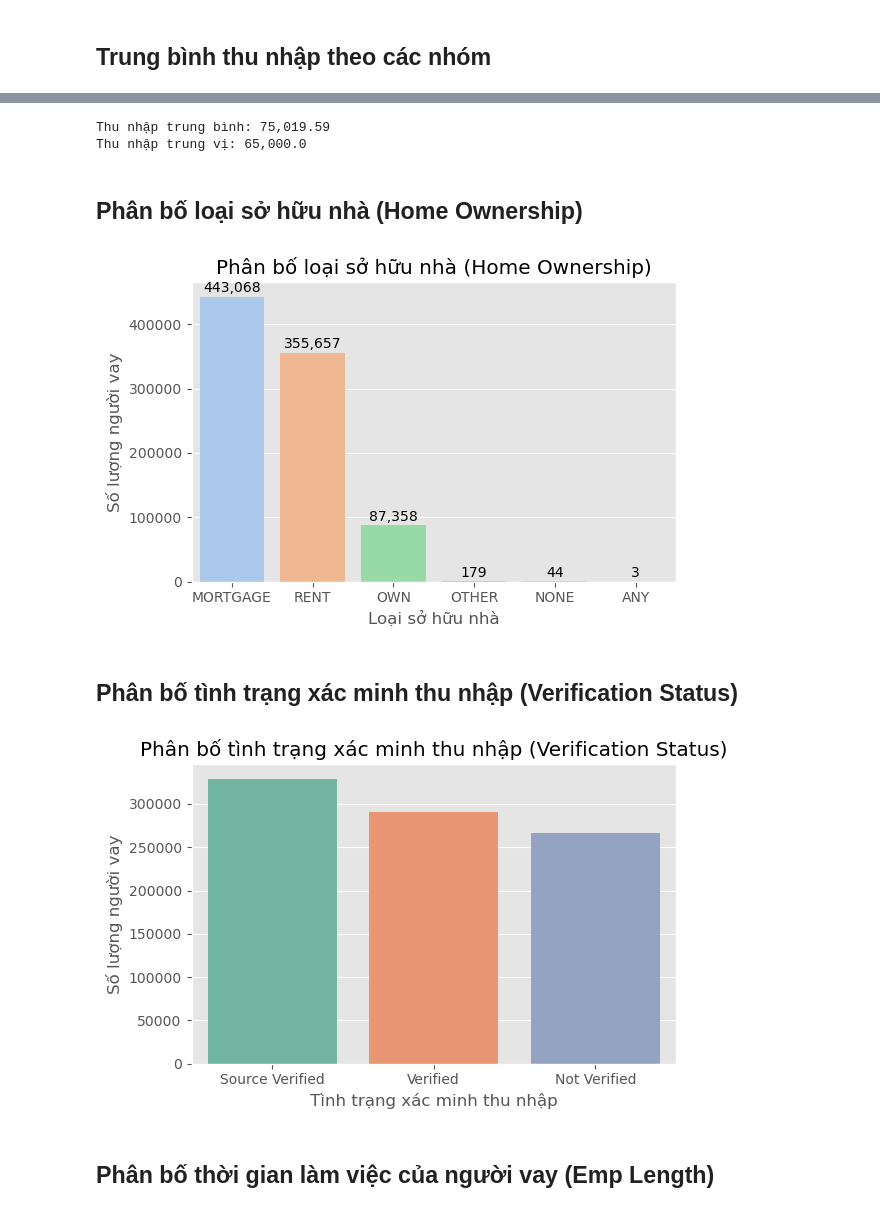
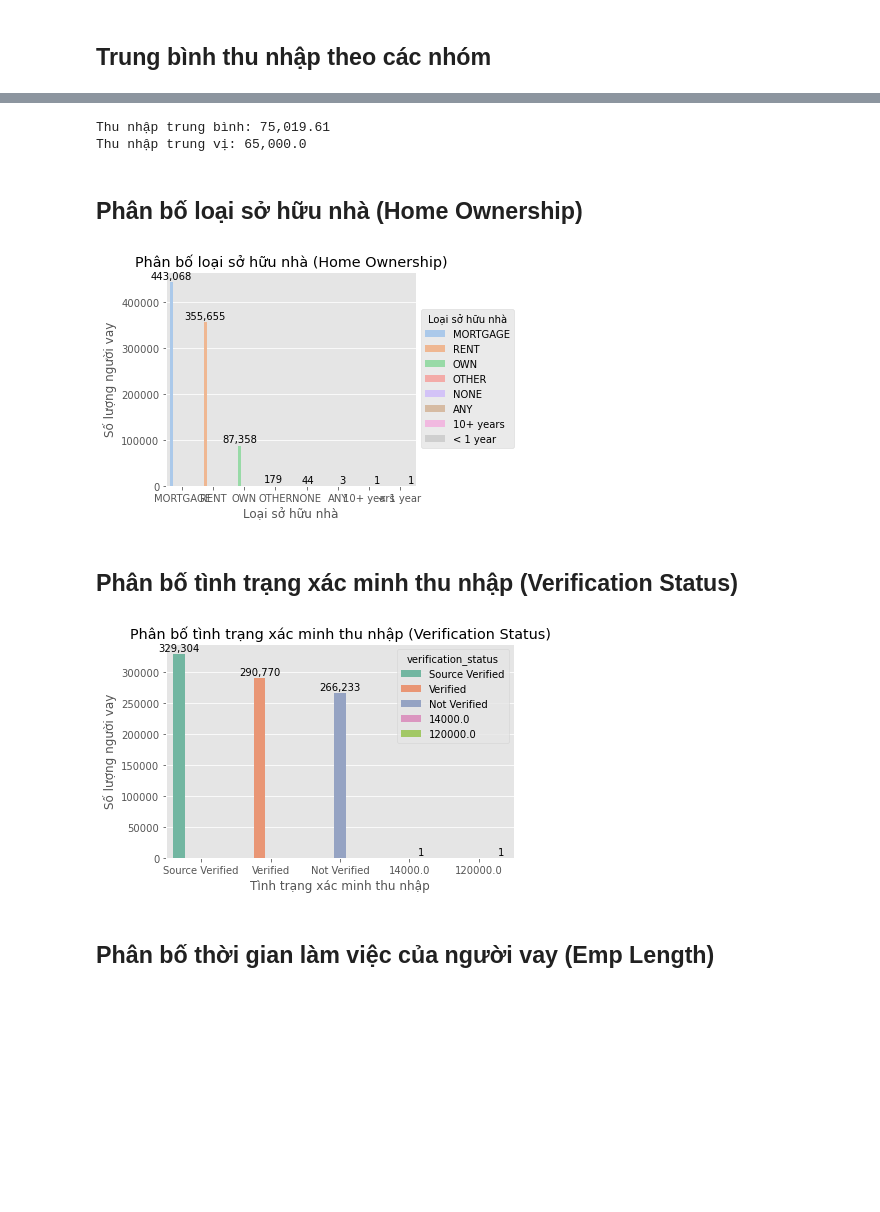
Before and after one commit to nctrinh/Bigdata, a Jupyter notebook: notebooks/EDA.ipynb, the cells around one changed output, grey strips where cells are left out. Saved outputs shown, nothing was run; the diff lists cells and outputs as text; code cells hidden in the pictures; blank space fills up the shorter version.

```diff
--- a/notebooks/EDA.ipynb
+++ b/notebooks/EDA.ipynb
@@ -9,9 +120,15 @@ import pandas as pd
 # %%
 spark = SparkSession.builder \
+    .master("spark://spark-master:7077") \
     .appName("EDA_BorrowerProfile") \
     .getOrCreate()
 # %%
-borrower_profile_df = spark.read.csv("../data/splitted_data/borrower_profile.csv/part-00000-3b280251-68a4-408a-9553-53b363ca2375-c000.csv", header=True, inferSchema=True)
+borrower_profile_df = (
+    spark.read
+    .option("header", True)
+    .schema(borrower_profile_schema)
+    .csv("hdfs://namenode:9000/bigdata/data/splitted_data/borrower_profile")
+)
 borrower_profile_df.printSchema()
 # %% [output]
 root
@@ -153,13 +292,13 @@ plt.show()
 # %%
 summary = borrower_profile_df.select(
-    spark_round(mean("annual_inc"), 2).alias("avg_income"),
-    spark_round(median("annual_inc"), 2).alias("median_income")
+    round(mean("annual_inc"), 2).alias("avg_income"),
+    round(expr("percentile_approx(annual_inc, 0.5)"), 2).alias("median_income")
 ).collect()[0]
 
 print(f"Thu nhập trung bình: {summary['avg_income']:,}")
 print(f"Thu nhập trung vị: {summary['median_income']:,}")
 # %% [output]
-Thu nhập trung bình: 75,019.59
+Thu nhập trung bình: 75,019.61
 Thu nhập trung vị: 65,000.0
 # %% [markdown]
 ## Phân bố loại sở hữu nhà (Home Ownership)
@@ -174,47 +313,60 @@ ax = sns.barplot(
     hue="home_ownership",
     data=home_pd,
     palette="pastel",
-    legend=False
 )
 
-# Thêm nhãn số trên từng cột
 for p in ax.patches:
-    ax.text(
-        p.get_x() + p.get_width() / 2,
-        p.get_height() + home_pd["count"].max() * 0.005,
-        f"{int(p.get_height()):,}",
-        ha="center", va="bottom", fontsize=10
-    )
-
+    height = p.get_height()
+    if not np.isnan(height):
+        ax.text(
+            p.get_x() + p.get_width() / 2,
+            height + home_pd["count"].max() * 0.005,
+            f"{int(height):,}",
+            ha="center", va="bottom", fontsize=10
+        )
+ax.legend(
+    title="Loại sở hữu nhà",
+    loc="center left",
+    bbox_to_anchor=(1, 0.5)
+)
 plt.title("Phân bố loại sở hữu nhà (Home Ownership)")
 plt.xlabel("Loại sở hữu nhà")
 plt.ylabel("Số lượng người vay")
 plt.tight_layout()
 plt.show()
 # %% [output]
-[figure, old version]
+[figure, new version]
 # %% [markdown]
 ## Phân bố tình trạng xác minh thu nhập (Verification Status)
 # %%
 verif_pd = borrower_profile_df.groupBy("verification_status").count().orderBy(desc("count")).toPandas()
 
 plt.figure(figsize=(6,4))
-sns.barplot(
+ax = sns.barplot(
     x="verification_status",
     y="count",
     hue="verification_status",
     data=verif_pd,
     palette="Set2",
-    legend=False
 )
+
+for p in ax.patches:
+    height = p.get_height()
+    if not np.isnan(height):
+        ax.text(
+            p.get_x() + p.get_width() / 2,
+            height + verif_pd["count"].max() * 0.005,
+            f"{int(height):,}",
+            ha="center", va="bottom", fontsize=10
+        )
 
 plt.title("Phân bố tình trạng xác minh thu nhập (Verification Status)")
 plt.xlabel("Tình trạng xác minh thu nhập")
 plt.ylabel("Số lượng người vay")
 plt.tight_layout()
 plt.show()
 # %% [output]
-[figure, old version]
+[figure, new version]
 # %% [markdown]
 ## Phân bố thời gian làm việc của người vay (Emp Length)
 # %%
```
Also changed, not shown: parts of 48 cells of this notebook, 2 other files.
